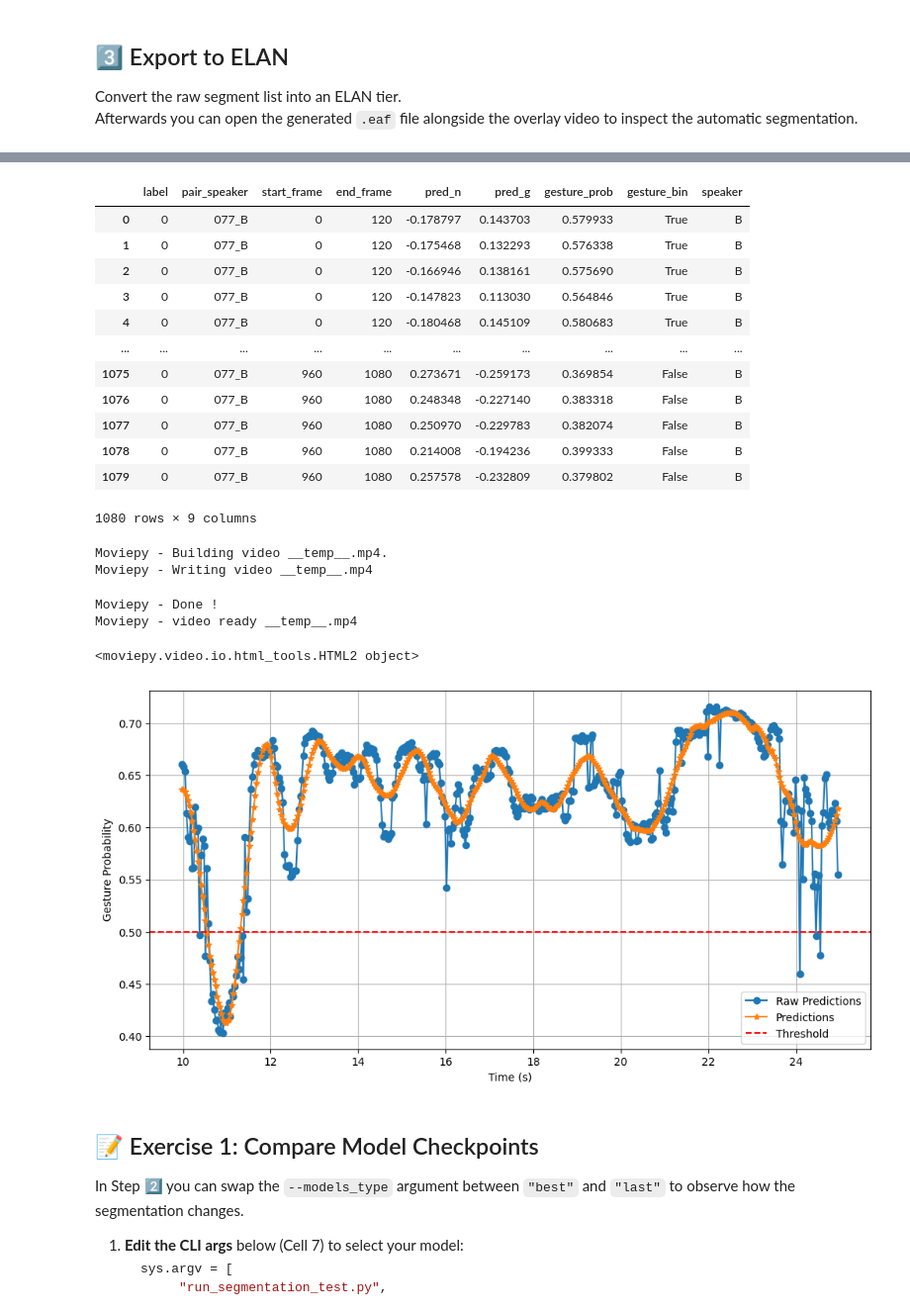
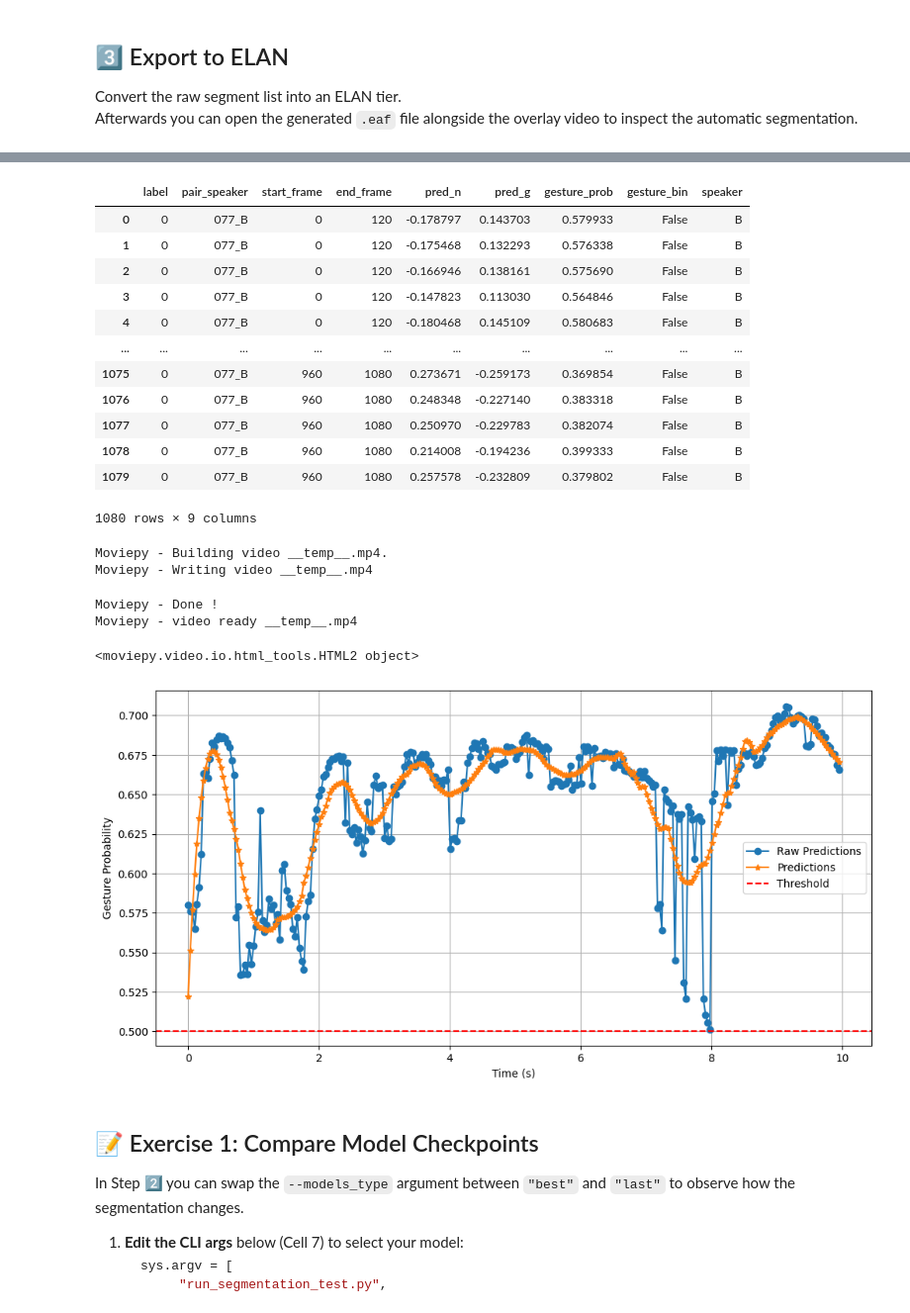
Before and after one commit to EsamGhaleb/medal_workshop_on_multimodal_interaction, a Jupyter notebook: Day1/Gesture_Segmentation_Tutorial.ipynb, the cells around one changed output, grey strips where cells are left out. Shown at 99% size. Saved outputs shown, nothing was run; the diff lists cells and outputs as text; code cells hidden in the pictures.

```diff
--- a/Day1/Gesture_Segmentation_Tutorial.ipynb
+++ b/Day1/Gesture_Segmentation_Tutorial.ipynb
@@ -170,11 +170,10 @@ segmenation_results_per_frame = process_and_save_all(
     segmentation_results.copy(),
     fps=pose_data["samplerate"],
     model="skeleton",
-    thresholds=[0.45, 0.5, 0.55, 0.6, 0.65, 70],
+    thresholds=[0.45, 0.5, 0.55, 0.6, 0.65],
     media_path=pose_data["video_output_path"],
     elan_template=pose_data['video_output_path'].replace(".mp4", ".eaf"),
     smoothing_window=40,
-
 )
 print("✅ Finished – ELAN file ready!")
 # %% [output]
@@ -184,11 +188,11 @@ ELAN file saved with all thresholds used: input_videos/salma_hayek_short_output.
 segmenation_results_per_frame
 # %% [output]
 |  | label | pair_speaker | start_frame | end_frame | pred_n | pred_g | gesture_prob | gesture_bin | speaker |
-| 0 | 0 | 077_B | 0 | 120 | -0.178797 | 0.143703 | 0.579933 | True | B |
-| 1 | 0 | 077_B | 0 | 120 | -0.175468 | 0.132293 | 0.576338 | True | B |
-| 2 | 0 | 077_B | 0 | 120 | -0.166946 | 0.138161 | 0.575690 | True | B |
-| 3 | 0 | 077_B | 0 | 120 | -0.147823 | 0.113030 | 0.564846 | True | B |
-| 4 | 0 | 077_B | 0 | 120 | -0.180468 | 0.145109 | 0.580683 | True | B |
+| 0 | 0 | 077_B | 0 | 120 | -0.178797 | 0.143703 | 0.579933 | False | B |
+| 1 | 0 | 077_B | 0 | 120 | -0.175468 | 0.132293 | 0.576338 | False | B |
+| 2 | 0 | 077_B | 0 | 120 | -0.166946 | 0.138161 | 0.575690 | False | B |
+| 3 | 0 | 077_B | 0 | 120 | -0.147823 | 0.113030 | 0.564846 | False | B |
+| 4 | 0 | 077_B | 0 | 120 | -0.180468 | 0.145109 | 0.580683 | False | B |
 | ... | ... | ... | ... | ... | ... | ... | ... | ... | ... |
 | 1075 | 0 | 077_B | 960 | 1080 | 0.273671 | -0.259173 | 0.369854 | False | B |
 | 1076 | 0 | 077_B | 960 | 1080 | 0.248348 | -0.227140 | 0.383318 | False | B |
@@ -310,36 +314,36 @@ def display_smoothed_plot(
     # plt.title(f'Gesture Predictions (Raw vs Smoothed) for {pair_speaker}')
     plt.legend()
     plt.grid(True)
     plt.show()
 
 
-from_ts = 10
-to_ts = 25
+from_ts = 0
+to_ts = 10
 # Display smoothed predictions for a specific segment
 # Display a subclip with segmentation overlay
 display_segmented_clip(
     df=segmenation_results_per_frame,
     pair_speaker="077_B",
     from_ts=from_ts,
     to_ts=to_ts,
     videos_path=pose_data["video_output_path"],
     fps=pose_data["samplerate"]
 )
 display_smoothed_plot(
     df=segmenation_results_per_frame,
     pair_speaker="077_B",
     from_ts=from_ts,
     to_ts=to_ts,
     fps=pose_data["samplerate"],
     threshold=0.50,
 )
 # %% [output]
 Moviepy - Building video __temp__.mp4.
 Moviepy - Writing video __temp__.mp4
 Moviepy - Done !
 Moviepy - video ready __temp__.mp4
 <moviepy.video.io.html_tools.HTML2 object>
-[figure, old version]
+[figure, new version]
 # %% [markdown]
 ## 📝 Exercise 1: Compare Model Checkpoints
 
```
Also changed, not shown: parts of 2 cells of this notebook, 2 other files.
